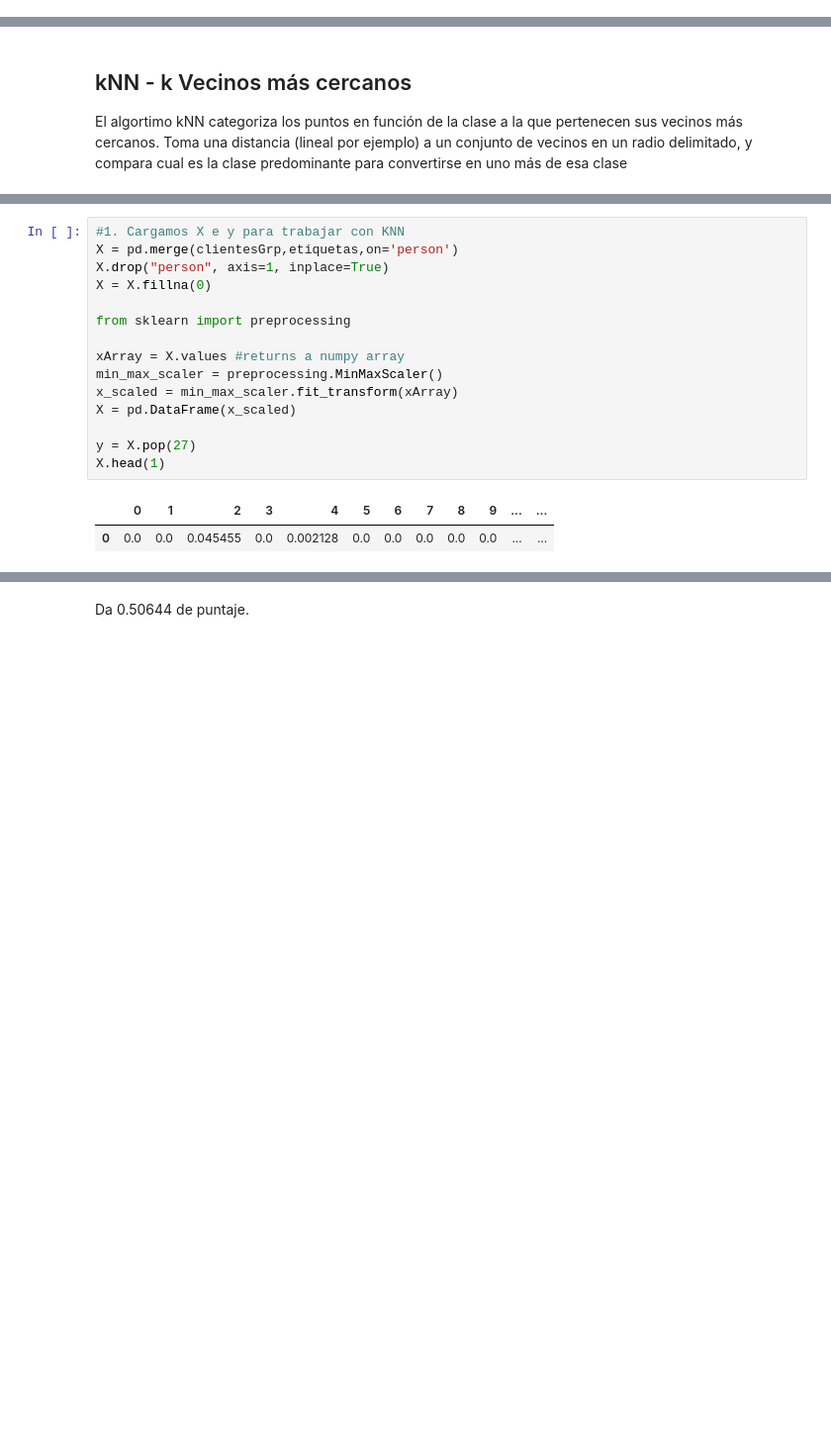
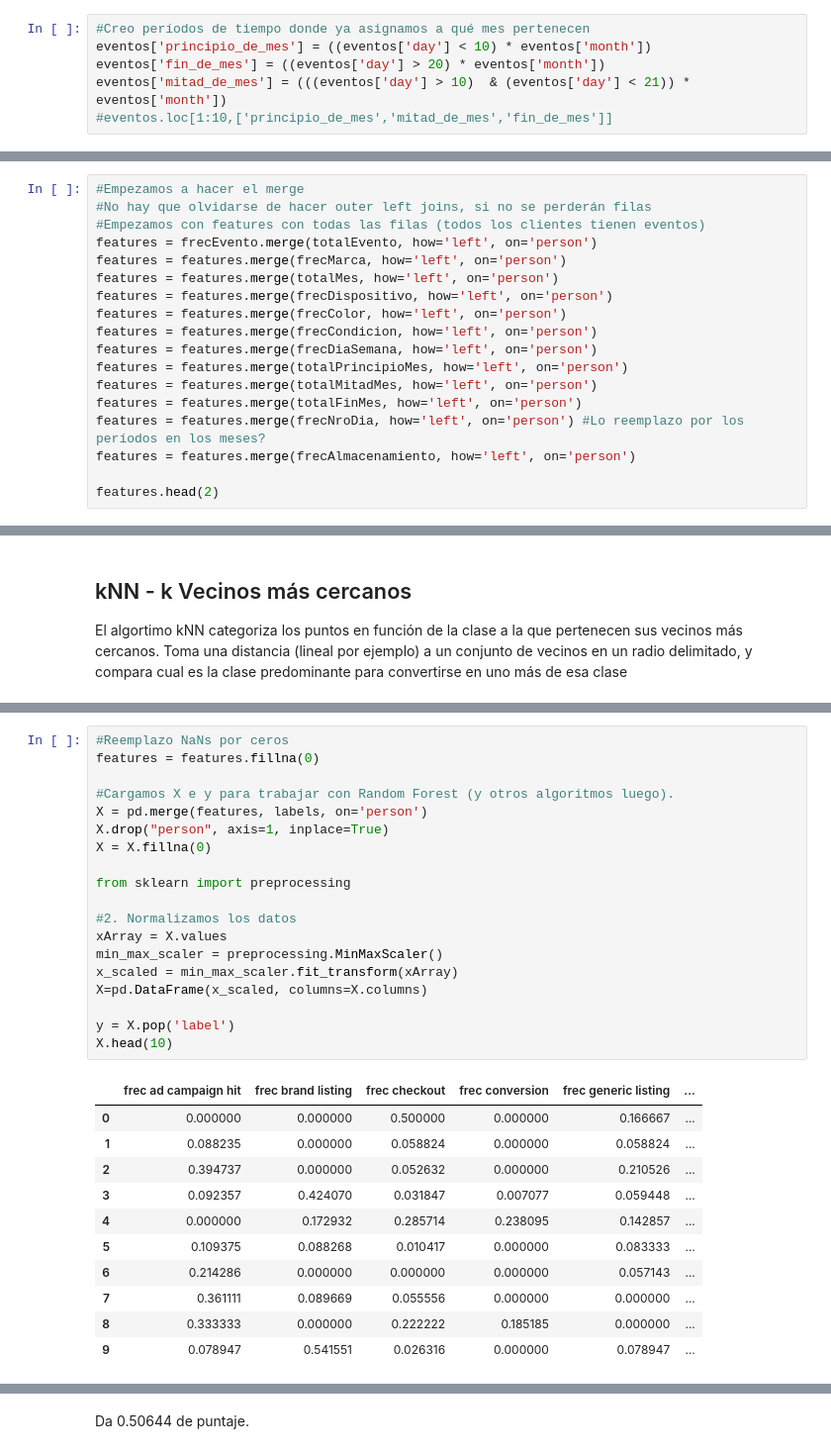
Before and after one commit to btusca/7506, a Jupyter notebook: TP2018/TP2 definitivo.ipynb, the cells around one changed output, grey strips where cells are left out. Shown at 99% size. Drawn from its saved outputs; the diff is of its cells as text; blank space fills up the shorter version.

```diff
--- a/TP2018/TP2 definitivo.ipynb
+++ b/TP2018/TP2 definitivo.ipynb
@@ -188,0 +280,6 @@ clientesGrp.head(2)
+# %%
+#Creo períodos de tiempo donde ya asignamos a qué mes pertenecen
+eventos['principio_de_mes'] = ((eventos['day'] < 10) * eventos['month'])
+eventos['fin_de_mes'] = ((eventos['day'] > 20) * eventos['month'])
+eventos['mitad_de_mes'] = (((eventos['day'] > 10)  & (eventos['day'] < 21)) * eventos['month'])
+#eventos.loc[1:10,['principio_de_mes','mitad_de_mes','fin_de_mes']]
@@ -188,0 +349,18 @@ clientesGrp.head(2)
+# %%
+#Empezamos a hacer el merge
+#No hay que olvidarse de hacer outer left joins, si no se perderán filas
+#Empezamos con features con todas las filas (todos los clientes tienen eventos)
+features = frecEvento.merge(totalEvento, how='left', on='person')
+features = features.merge(frecMarca, how='left', on='person')
+features = features.merge(totalMes, how='left', on='person')
+features = features.merge(frecDispositivo, how='left', on='person')
+features = features.merge(frecColor, how='left', on='person')
+features = features.merge(frecCondicion, how='left', on='person')
+features = features.merge(frecDiaSemana, how='left', on='person')
+features = features.merge(totalPrincipioMes, how='left', on='person')
+features = features.merge(totalMitadMes, how='left', on='person')
+features = features.merge(totalFinMes, how='left', on='person')
+features = features.merge(frecNroDia, how='left', on='person') #Lo reemplazo por los períodos en los meses?
+features = features.merge(frecAlmacenamiento, how='left', on='person')
+
+features.head(2)
@@ -192,18 +387,31 @@ El algortimo kNN categoriza los puntos en función de la clase a la que pertenec
 # %%
-#1. Cargamos X e y para trabajar con KNN
-X = pd.merge(clientesGrp,etiquetas,on='person')
+#Reemplazo NaNs por ceros
+features = features.fillna(0)
+
+#Cargamos X e y para trabajar con Random Forest (y otros algoritmos luego).
+X = pd.merge(features, labels, on='person')
 X.drop("person", axis=1, inplace=True)
 X = X.fillna(0)
 
 from sklearn import preprocessing
 
-xArray = X.values #returns a numpy array
+#2. Normalizamos los datos
+xArray = X.values
 min_max_scaler = preprocessing.MinMaxScaler()
 x_scaled = min_max_scaler.fit_transform(xArray)
-X = pd.DataFrame(x_scaled)
+X=pd.DataFrame(x_scaled, columns=X.columns)
 
-y = X.pop(27)
-X.head(1)
+y = X.pop('label')
+X.head(10)
 # %% [output]
-|  | 0 | 1 | 2 | 3 | 4 | 5 | 6 | 7 | 8 | 9 | ... | ... |
-| 0 | 0.0 | 0.0 | 0.045455 | 0.0 | 0.002128 | 0.0 | 0.0 | 0.0 | 0.0 | 0.0 | ... | ... |
+|  | frec ad campaign hit | frec brand listing | frec checkout | frec conversion | frec generic listing | ... |
+| 0 | 0.000000 | 0.000000 | 0.500000 | 0.000000 | 0.166667 | ... |
+| 1 | 0.088235 | 0.000000 | 0.058824 | 0.000000 | 0.058824 | ... |
+| 2 | 0.394737 | 0.000000 | 0.052632 | 0.000000 | 0.210526 | ... |
+| 3 | 0.092357 | 0.424070 | 0.031847 | 0.007077 | 0.059448 | ... |
+| 4 | 0.000000 | 0.172932 | 0.285714 | 0.238095 | 0.142857 | ... |
+| 5 | 0.109375 | 0.088268 | 0.010417 | 0.000000 | 0.083333 | ... |
+| 6 | 0.214286 | 0.000000 | 0.000000 | 0.000000 | 0.057143 | ... |
+| 7 | 0.361111 | 0.089669 | 0.055556 | 0.000000 | 0.000000 | ... |
+| 8 | 0.333333 | 0.000000 | 0.222222 | 0.185185 | 0.000000 | ... |
+| 9 | 0.078947 | 0.541551 | 0.026316 | 0.000000 | 0.078947 | ... |
```
Also changed, not shown: parts of 24 cells of this notebook.
